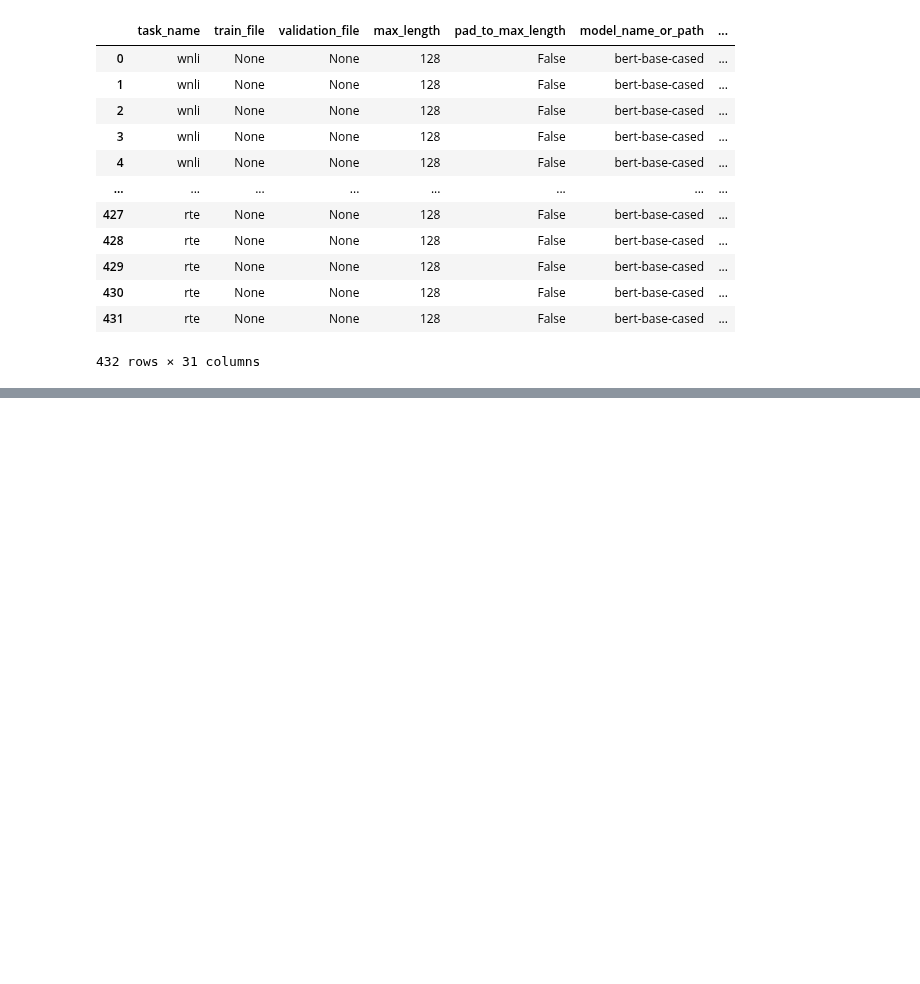
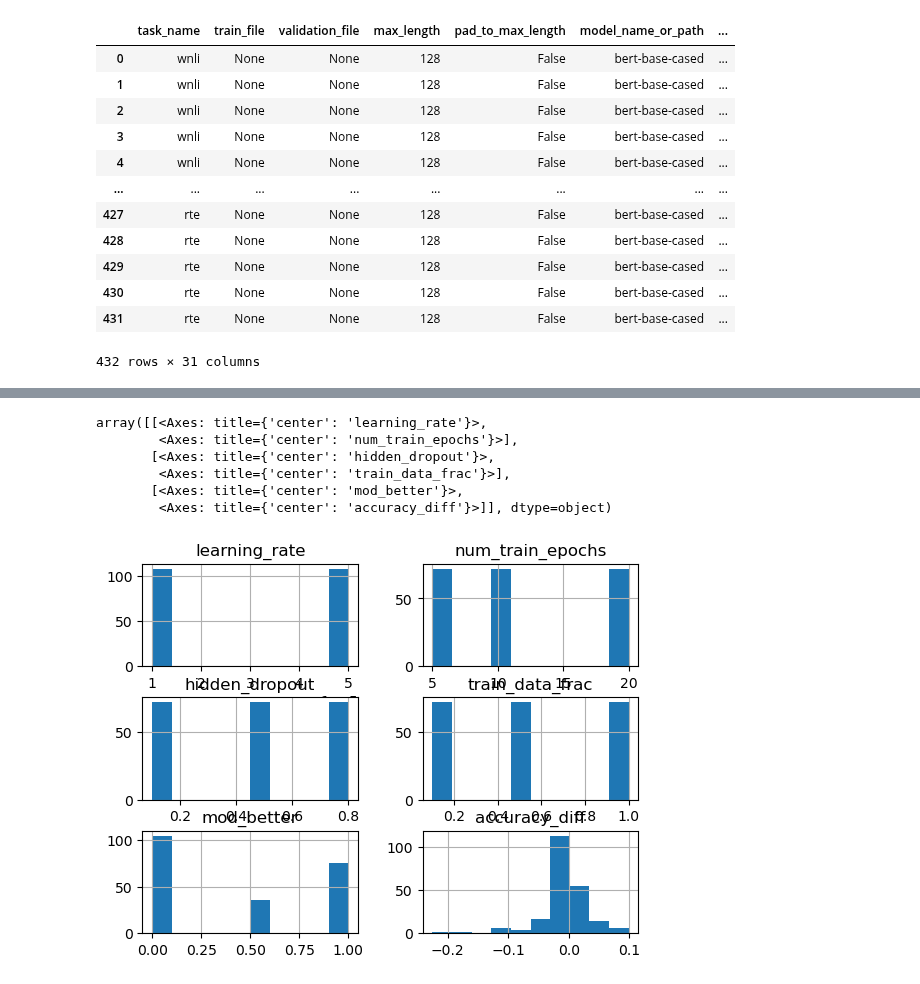
Before and after one commit to Ricu/fantastic-umbrella, a Jupyter notebook: collect_results.ipynb, the cells around one changed output, grey strips where cells are left out. Saved outputs shown, nothing was run; the diff lists cells and outputs as text; code cells hidden in the pictures; blank space fills up the shorter version.

```diff
--- a/collect_results.ipynb
+++ b/collect_results.ipynb
@@ -74,0 +90,7 @@ df_small.to_csv(".\\runs\\summary.csv")
+# %%
+acc_diff = df_small.loc[df_small["use_modded"],"eval_accuracy"].reset_index(drop=True)-df_small.loc[~df_small["use_modded"],"eval_accuracy"].reset_index(drop=True)
+
+df_diff = df_small.loc[df_small["use_modded"],].drop(["eval_accuracy","use_modded"], axis=1).reset_index(drop=True)
+df_diff["mod_better"] = acc_diff.apply(lambda x: 1 if x>0 else (0 if x<0 else 0.5))
+df_diff["accuracy_diff"] = acc_diff
+df_diff
@@ -74,0 +111,10 @@ df_small.to_csv(".\\runs\\summary.csv")
+# %%
+df_diff.hist()
+# %% [output]
+array([[<Axes: title={'center': 'learning_rate'}>,
+        <Axes: title={'center': 'num_train_epochs'}>],
+       [<Axes: title={'center': 'hidden_dropout'}>,
+        <Axes: title={'center': 'train_data_frac'}>],
+       [<Axes: title={'center': 'mod_better'}>,
+        <Axes: title={'center': 'accuracy_diff'}>]], dtype=object)
+[figure, added]
```
Also changed, not shown: parts of 9 cells of this notebook, 5 other files.
